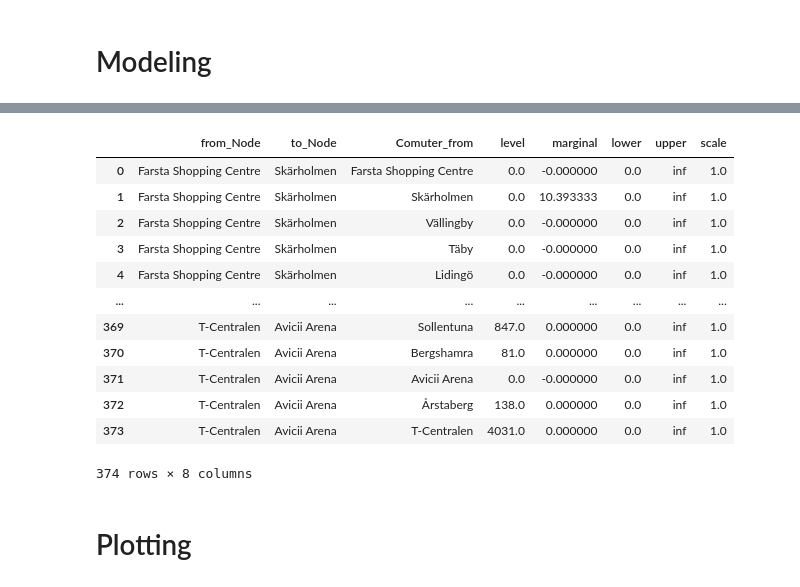
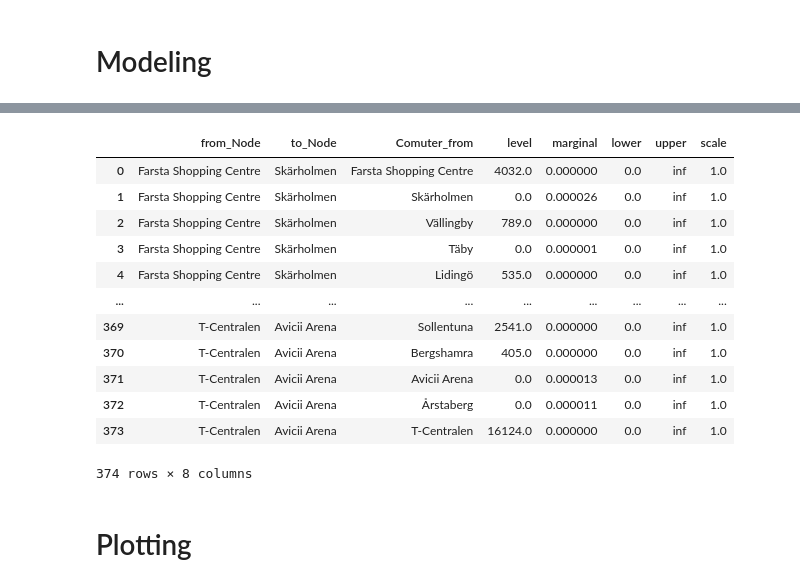
Before and after one commit to aheagel/SF2822, a Jupyter notebook: Project2A.ipynb, the cells around one changed output, grey strips where cells are left out. Drawn from its saved outputs; the diff is of its cells as text; code cells hidden in the pictures.

```diff
--- a/Project2A.ipynb
+++ b/Project2A.ipynb
@@ -169,8 +170,7 @@ Flows = Parameter(m, "flows", domain=[on_Node, Com_from], description="the flow
 Valid_flows = Parameter(m, "valid_flows", domain=[on_Node, to_Node], description="the allowed flow at each Node for each commuter from Nodes_", records=result_df[["from_node", "to_node", "value"]])
 Road_times = Parameter(m, "road_time", domain=[on_Node, to_Node], description="Time to travel on the road", records=csv_data[["from_node", "to_node", "duration_min"]])
 # %%
-Road_in = Variable(m, "road_util1", domain=[on_Node, to_Node, Com_from], type='positive', description="Roads to be used by commuter from node")
-Road_out = Variable(m, "road_util2", domain=[on_Node, to_Node, Com_from], type='positive', description="Roads to be used by commuter from node")
+Road_util = Variable(m, "road_util", domain=[on_Node, to_Node, Com_from], type='positive', description="Roads to be used by commuter from node")
 # %%
 Flow_parity = Equation(m, "flow_parity", domain=[on_Node, Com_from], description="Flow parity equation")
 
@@ -188,18 +188,18 @@ LP.solve()
 # %%
-Road_in.records
+Road_util.records
 # %% [output]
 |  | from_Node | to_Node | Comuter_from | level | marginal | lower | upper | scale |
-| 0 | Farsta Shopping Centre | Skärholmen | Farsta Shopping Centre | 0.0 | -0.000000 | 0.0 | inf | 1.0 |
-| 1 | Farsta Shopping Centre | Skärholmen | Skärholmen | 0.0 | 10.393333 | 0.0 | inf | 1.0 |
-| 2 | Farsta Shopping Centre | Skärholmen | Vällingby | 0.0 | -0.000000 | 0.0 | inf | 1.0 |
-| 3 | Farsta Shopping Centre | Skärholmen | Täby | 0.0 | -0.000000 | 0.0 | inf | 1.0 |
-| 4 | Farsta Shopping Centre | Skärholmen | Lidingö | 0.0 | -0.000000 | 0.0 | inf | 1.0 |
+| 0 | Farsta Shopping Centre | Skärholmen | Farsta Shopping Centre | 4032.0 | 0.000000 | 0.0 | inf | 1.0 |
+| 1 | Farsta Shopping Centre | Skärholmen | Skärholmen | 0.0 | 0.000026 | 0.0 | inf | 1.0 |
+| 2 | Farsta Shopping Centre | Skärholmen | Vällingby | 789.0 | 0.000000 | 0.0 | inf | 1.0 |
+| 3 | Farsta Shopping Centre | Skärholmen | Täby | 0.0 | 0.000001 | 0.0 | inf | 1.0 |
+| 4 | Farsta Shopping Centre | Skärholmen | Lidingö | 535.0 | 0.000000 | 0.0 | inf | 1.0 |
 | ... | ... | ... | ... | ... | ... | ... | ... | ... |
-| 369 | T-Centralen | Avicii Arena | Sollentuna | 847.0 | 0.000000 | 0.0 | inf | 1.0 |
-| 370 | T-Centralen | Avicii Arena | Bergshamra | 81.0 | 0.000000 | 0.0 | inf | 1.0 |
-| 371 | T-Centralen | Avicii Arena | Avicii Arena | 0.0 | -0.000000 | 0.0 | inf | 1.0 |
-| 372 | T-Centralen | Avicii Arena | Årstaberg | 138.0 | 0.000000 | 0.0 | inf | 1.0 |
-| 373 | T-Centralen | Avicii Arena | T-Centralen | 4031.0 | 0.000000 | 0.0 | inf | 1.0 |
+| 369 | T-Centralen | Avicii Arena | Sollentuna | 2541.0 | 0.000000 | 0.0 | inf | 1.0 |
+| 370 | T-Centralen | Avicii Arena | Bergshamra | 405.0 | 0.000000 | 0.0 | inf | 1.0 |
+| 371 | T-Centralen | Avicii Arena | Avicii Arena | 0.0 | 0.000013 | 0.0 | inf | 1.0 |
+| 372 | T-Centralen | Avicii Arena | Årstaberg | 0.0 | 0.000011 | 0.0 | inf | 1.0 |
+| 373 | T-Centralen | Avicii Arena | T-Centralen | 16124.0 | 0.000000 | 0.0 | inf | 1.0 |
 374 rows × 8 columns
 # %% [markdown]
 # Plotting
```
Also changed, not shown: parts of 4 cells of this notebook.
